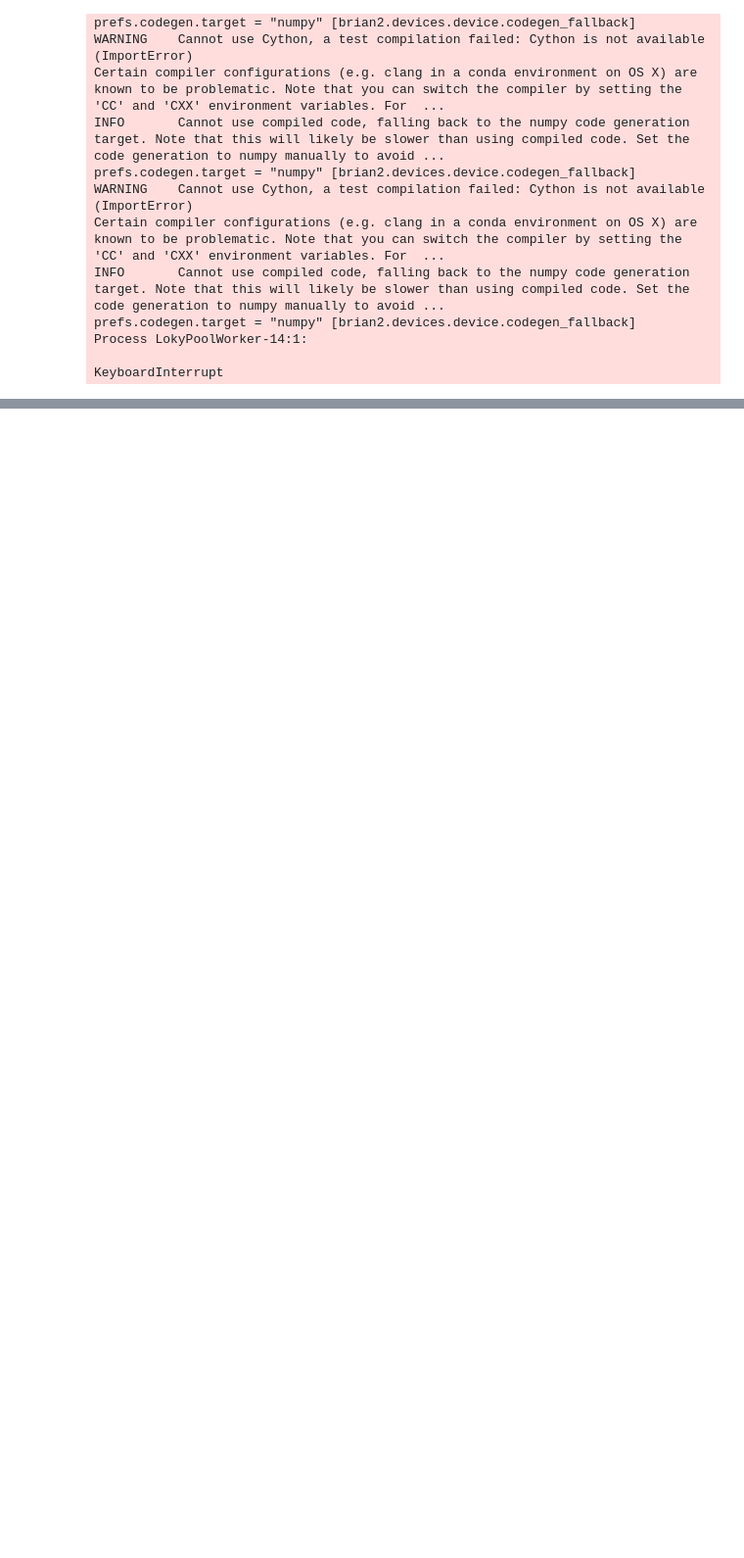
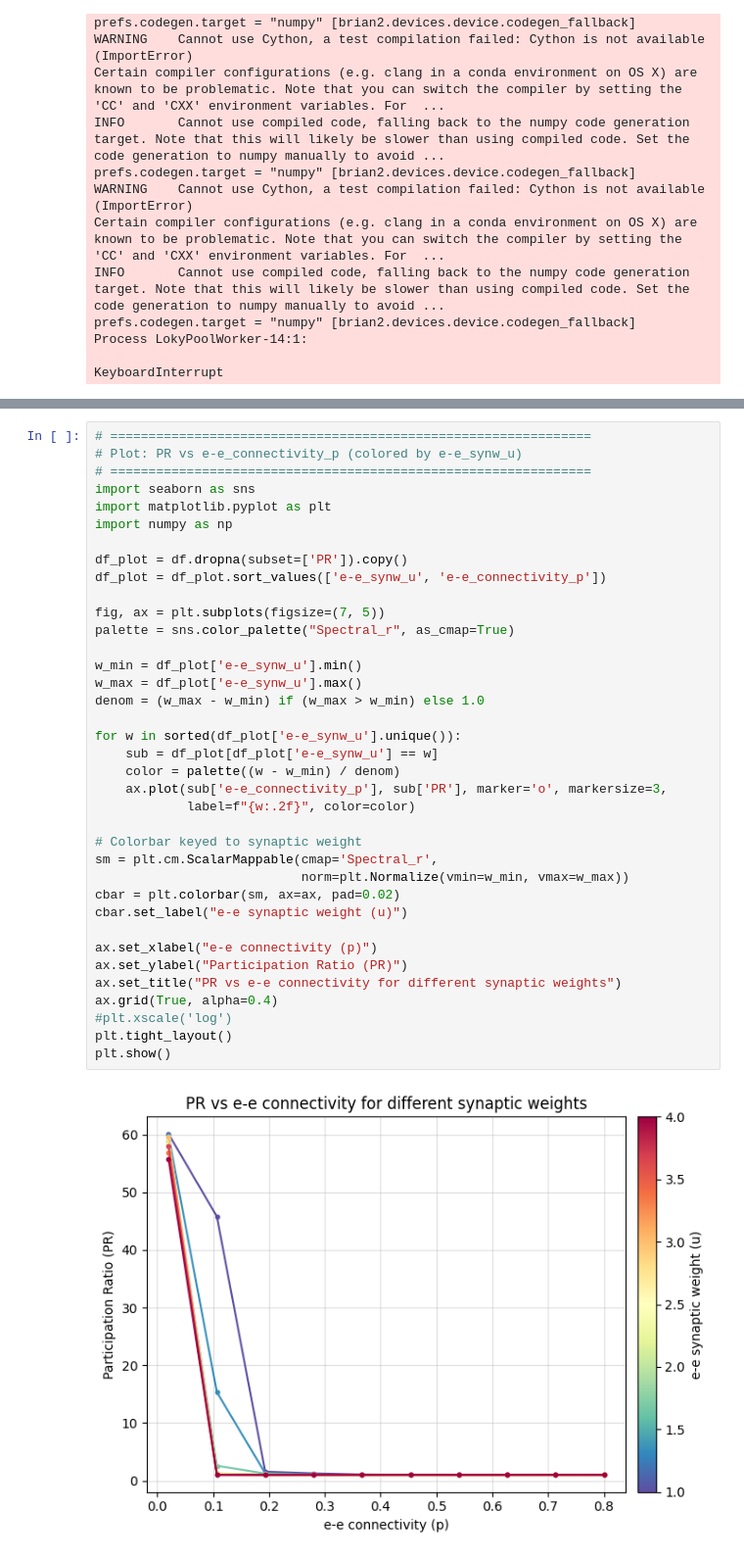
Before and after one commit to dmnburrows/empirical_dynamic_modelling, a Jupyter notebook: models.ipynb, the cells around one changed output, grey strips where cells are left out. Shown at 98% size. Drawn from its saved outputs; the diff is of its cells as text; blank space fills up the shorter version.

```diff
--- a/models.ipynb
+++ b/models.ipynb
@@ -597,0 +903,39 @@ KeyboardInterrupt
+# %%
+# ===============================================================
+# Plot: PR vs e-e_connectivity_p (colored by e-e_synw_u)
+# ===============================================================
+import seaborn as sns
+import matplotlib.pyplot as plt
+import numpy as np
+
+df_plot = df.dropna(subset=['PR']).copy()
+df_plot = df_plot.sort_values(['e-e_synw_u', 'e-e_connectivity_p'])
+
+fig, ax = plt.subplots(figsize=(7, 5))
+palette = sns.color_palette("Spectral_r", as_cmap=True)
+
+w_min = df_plot['e-e_synw_u'].min()
+w_max = df_plot['e-e_synw_u'].max()
+denom = (w_max - w_min) if (w_max > w_min) else 1.0
+
+for w in sorted(df_plot['e-e_synw_u'].unique()):
+    sub = df_plot[df_plot['e-e_synw_u'] == w]
+    color = palette((w - w_min) / denom)
+    ax.plot(sub['e-e_connectivity_p'], sub['PR'], marker='o', markersize=3,
+            label=f"{w:.2f}", color=color)
+
+# Colorbar keyed to synaptic weight
+sm = plt.cm.ScalarMappable(cmap='Spectral_r',
+                           norm=plt.Normalize(vmin=w_min, vmax=w_max))
+cbar = plt.colorbar(sm, ax=ax, pad=0.02)
+cbar.set_label("e-e synaptic weight (u)")
+
+ax.set_xlabel("e-e connectivity (p)")
+ax.set_ylabel("Participation Ratio (PR)")
+ax.set_title("PR vs e-e connectivity for different synaptic weights")
+ax.grid(True, alpha=0.4)
+#plt.xscale('log')
+plt.tight_layout()
+plt.show()
+# %% [output]
+[figure, added]
```
Also changed, not shown: parts of 12 cells of this notebook, 1 other file.
